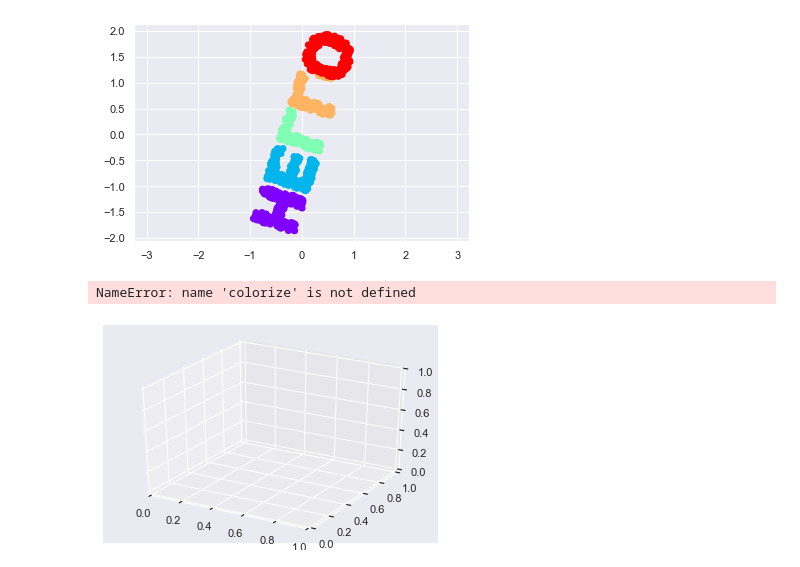
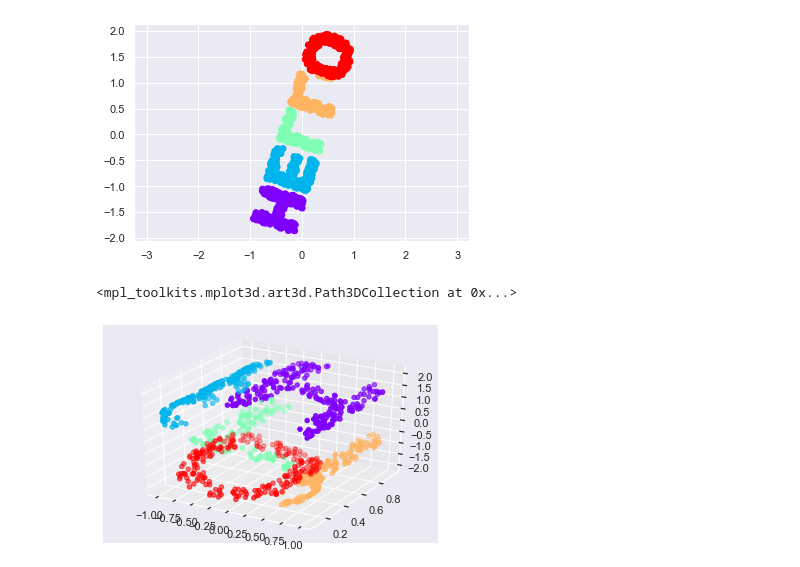
Before and after one commit to CityHopper/BM_YounghoonKANG_Python, a Jupyter notebook: 200115_python_knn.ipynb, the cells around one changed output. Cells and saved outputs as stored; diff of their text form; code cells hidden in the pictures.

```diff
--- a/200115_python_knn.ipynb
+++ b/200115_python_knn.ipynb
@@ -188,19 +188,19 @@ plt.axis('equal')
 # %%
 def make_hello_s_curve(X):
     t = (X[:, 0] - 2) * 0.75 * np.pi
     x = np.sin(t)
     y = X[:, 1]
     z = np.sign(t) * (np.cos(t) - 1)
     return np.vstack((x,y,z)).T
 
 XS = make_hello_s_curve(X)
 ax = plt.axes(projection = '3d')
-ax.scatter3D(XS[:0], XS[:,1],XS[:,2], **colorize)
+ax.scatter3D(XS[:,0], XS[:,1],XS[:,2], **colorize)
 
 # MDS는 선형에는 강하지만 비선형에는 취약하다
 # %% [output]
-NameError: name 'colorize' is not defined
+<mpl_toolkits.mplot3d.art3d.Path3DCollection at 0x...>
-[figure, old version]
+[figure, new version]
 # %%
 # MDS는 비선형에서 모양유지가 안됨
 model = MDS(n_components =2, random_state=1)
```
Also changed, not shown: parts of 55 cells of this notebook, 2 other files.
